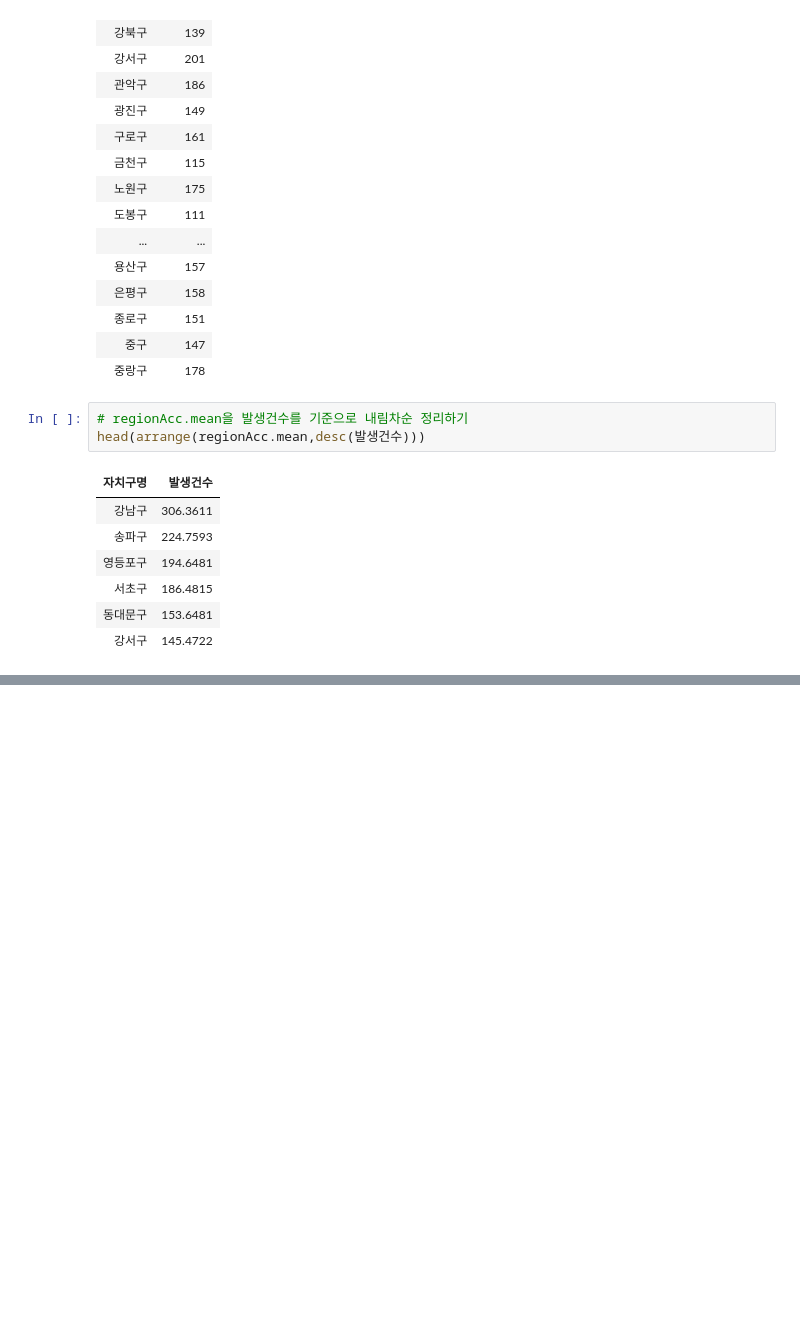
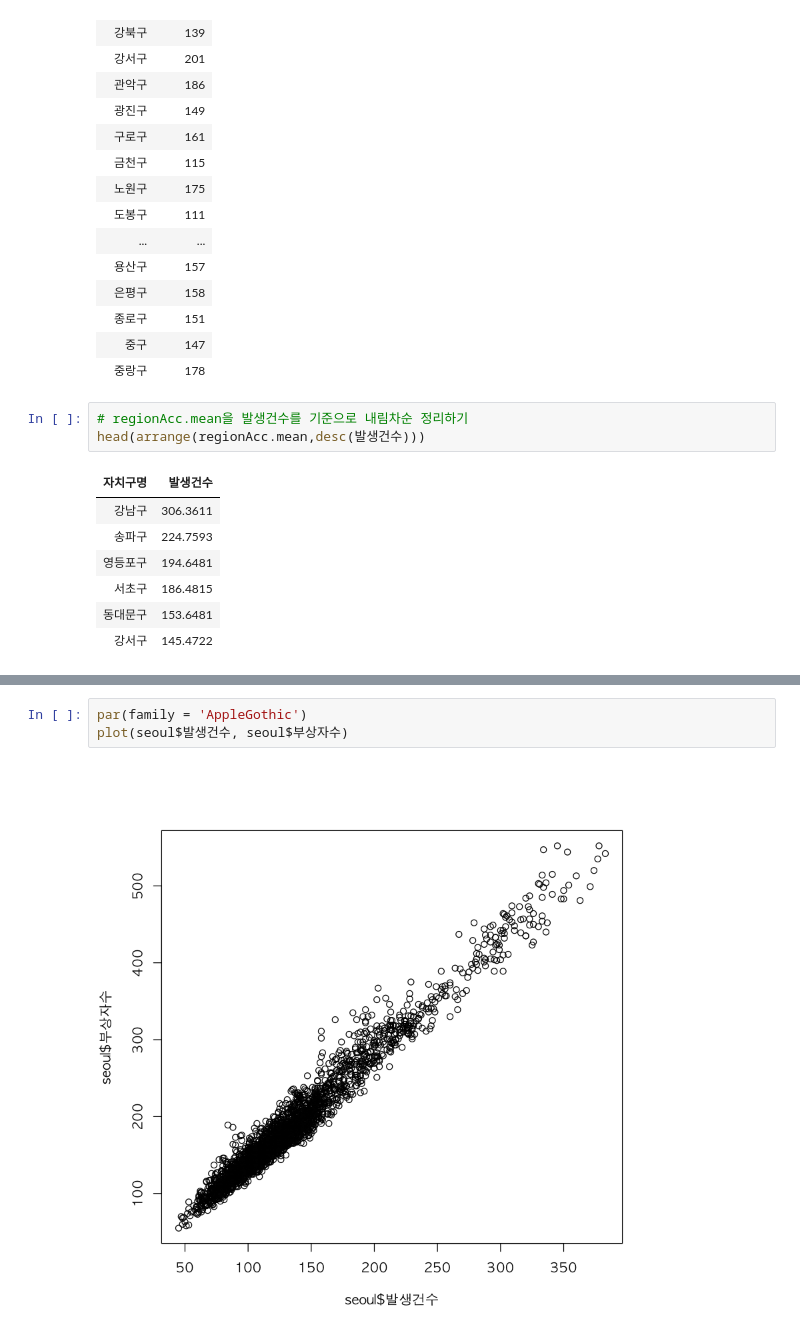
Before and after one commit to naddda0813/Rbase, a Jupyter notebook: 08. 파일 입출력.ipynb, the cells around one changed output, grey strips where cells are left out. Cells and saved outputs as stored; diff of their text form; blank space fills up the shorter version.

```diff
--- a/08. 파일 입출력.ipynb
+++ b/08. 파일 입출력.ipynb
@@ -696,0 +848,5 @@ head(arrange(aggregate(부상자수 ~ 자치구명, seoul,mean),desc(부상자
+# %%
+par(family = 'AppleGothic')
+plot(seoul$발생건수, seoul$부상자수)
+# %% [output]
+[figure, added]
```
Also changed, not shown: parts of 52 cells of this notebook.
